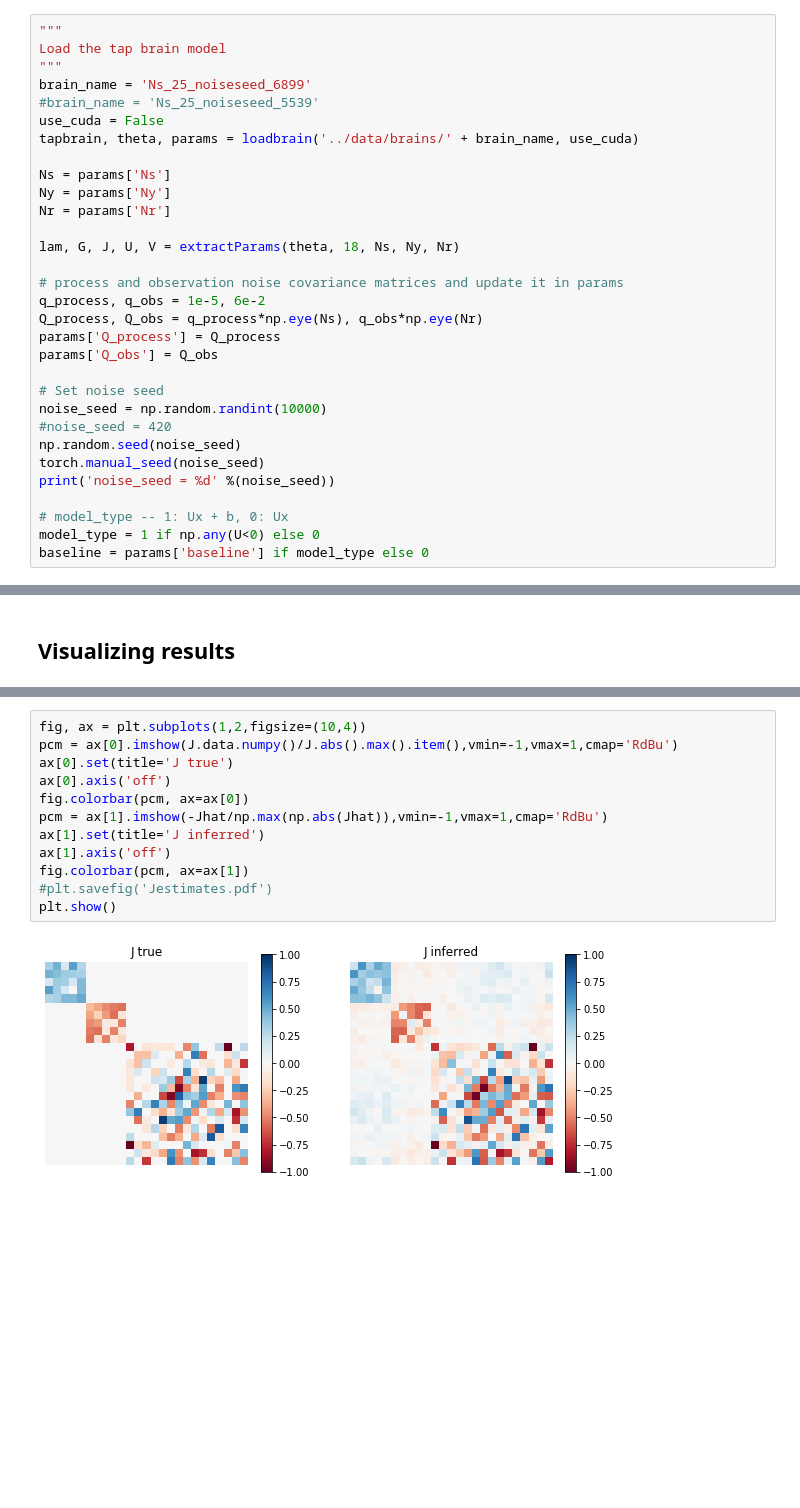
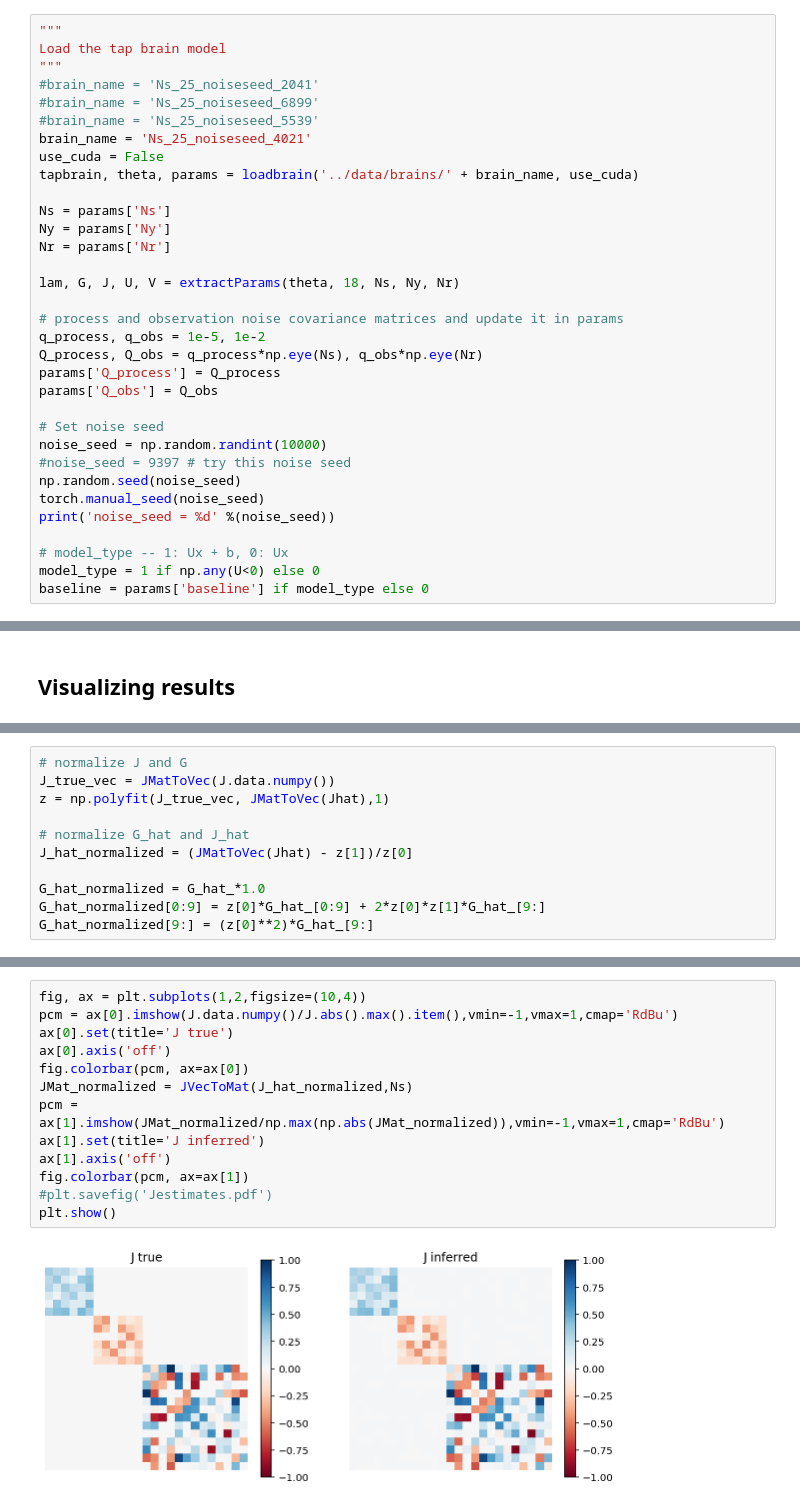
Before and after one commit to XaqLab/InferringInference, a Jupyter notebook: notebooks/InferTAPbrain.ipynb, the cells around one changed output, grey strips where cells are left out. Drawn from its saved outputs; the diff is of its cells as text; blank space fills up the shorter version.

```diff
--- a/notebooks/InferTAPbrain.ipynb
+++ b/notebooks/InferTAPbrain.ipynb
@@ -7,8 +8,10 @@ from plotutils import *
 """
 Load the tap brain model
 """
-brain_name = 'Ns_25_noiseseed_6899'
+#brain_name = 'Ns_25_noiseseed_2041'
+#brain_name = 'Ns_25_noiseseed_6899'
 #brain_name = 'Ns_25_noiseseed_5539'
+brain_name = 'Ns_25_noiseseed_4021'
 use_cuda = False
 tapbrain, theta, params = loadbrain('../data/brains/' + brain_name, use_cuda)
 
@@ -19,14 +22,14 @@ Nr = params['Nr']
 lam, G, J, U, V = extractParams(theta, 18, Ns, Ny, Nr)
 
 # process and observation noise covariance matrices and update it in params
-q_process, q_obs = 1e-5, 6e-2
+q_process, q_obs = 1e-5, 1e-2
 Q_process, Q_obs = q_process*np.eye(Ns), q_obs*np.eye(Nr)
 params['Q_process'] = Q_process
 params['Q_obs'] = Q_obs
 
 # Set noise seed
 noise_seed = np.random.randint(10000)
-#noise_seed = 420
+#noise_seed = 9397 # try this noise seed
 np.random.seed(noise_seed)
 torch.manual_seed(noise_seed)
 print('noise_seed = %d' %(noise_seed))
@@ -378,0 +398,11 @@ plt.show()
+# %%
+# normalize J and G
+J_true_vec = JMatToVec(J.data.numpy())
+z = np.polyfit(J_true_vec, JMatToVec(Jhat),1)
+
+# normalize G_hat and J_hat
+J_hat_normalized = (JMatToVec(Jhat) - z[1])/z[0]
+
+G_hat_normalized = G_hat_*1.0
+G_hat_normalized[0:9] = z[0]*G_hat_[0:9] + 2*z[0]*z[1]*G_hat_[9:]
+G_hat_normalized[9:] = (z[0]**2)*G_hat_[9:]
@@ -421,14 +472,15 @@ RMSE = 0.020
 # %%
 fig, ax = plt.subplots(1,2,figsize=(10,4))
 pcm = ax[0].imshow(J.data.numpy()/J.abs().max().item(),vmin=-1,vmax=1,cmap='RdBu')
 ax[0].set(title='J true')
 ax[0].axis('off')
 fig.colorbar(pcm, ax=ax[0])
-pcm = ax[1].imshow(-Jhat/np.max(np.abs(Jhat)),vmin=-1,vmax=1,cmap='RdBu')
+JMat_normalized = JVecToMat(J_hat_normalized,Ns)
+pcm = ax[1].imshow(JMat_normalized/np.max(np.abs(JMat_normalized)),vmin=-1,vmax=1,cmap='RdBu')
 ax[1].set(title='J inferred')
 ax[1].axis('off')
 fig.colorbar(pcm, ax=ax[1])
 #plt.savefig('Jestimates.pdf')
 plt.show()
 # %% [output]
-[figure, old version]
+[figure, new version]
```
Also changed, not shown: parts of 22 cells of this notebook, 8 other files.
